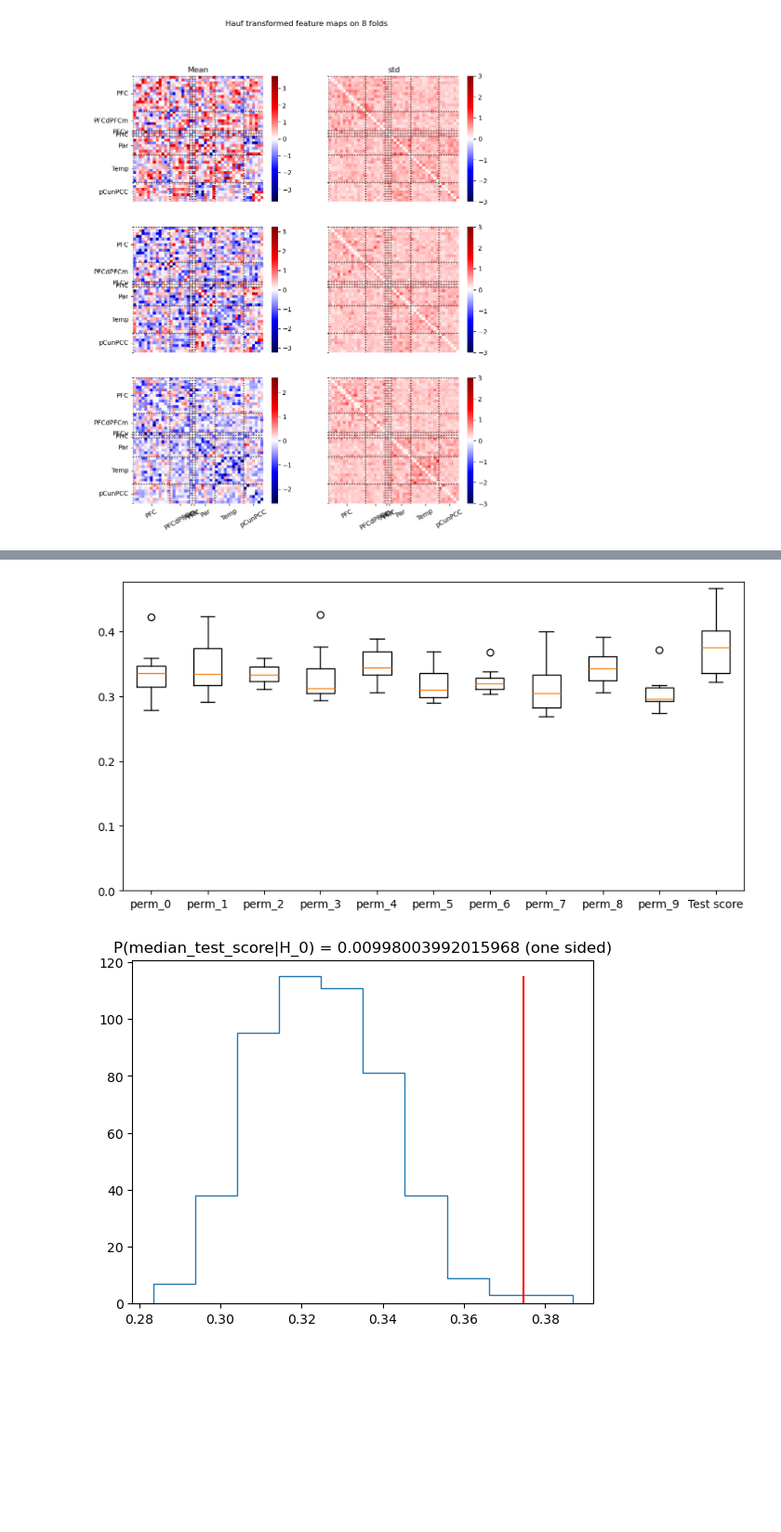
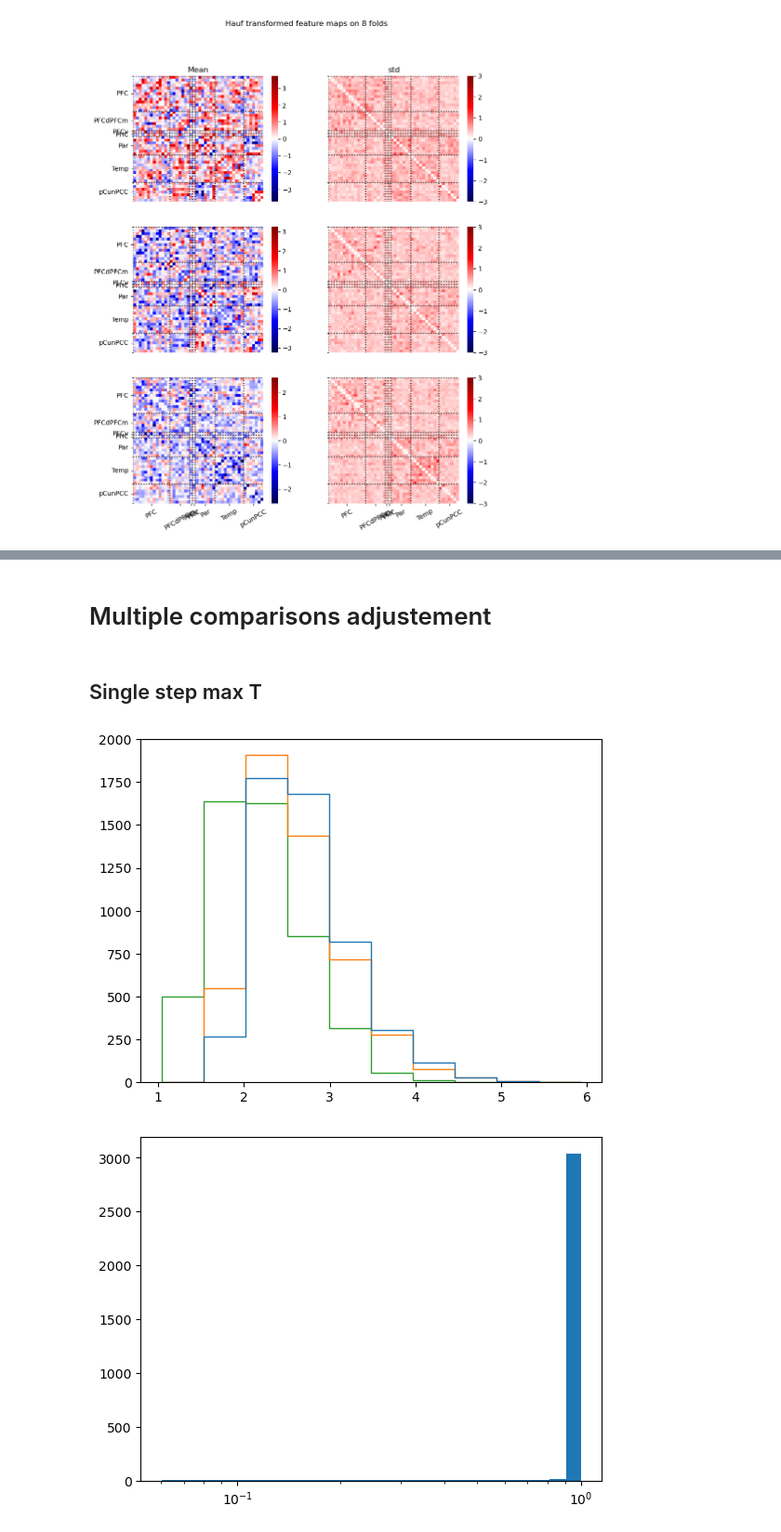
Before and after one commit to jonathan-legrand/cogpred, a Jupyter notebook: predict_cluster_fc.ipynb, the cells around one changed output, grey strips where cells are left out. Shown at 93% size. Cells and saved outputs as stored; diff of their text form; code cells hidden in the pictures; blank space fills up the shorter version.

```diff
--- a/predict_cluster_fc.ipynb
+++ b/predict_cluster_fc.ipynb
@@ -246,7 +235,7 @@ for mat in hmat:
 # %%
 import random
 
-N = 500
+N = 5000
 p = Path("/homes_unix/jlegrand/data/Memento/output/prediction/k-3_feat-fc_atlas-schaefer200_net-Default_inter-Default")
 perm_res = joblib.load(p / f"{N}_permutations_res.joblib")
 permscores = [pr[0] for pr in perm_res]
@@ -265,29 +254,9 @@ plt.show()
 
 median_scores = tuple(map(np.median, permscores))
 median_test = np.median(test_scores)
-pvalue = (1 + np.sum(median_test < median_scores)) / (1 + N)
+pvalue = (1 + np.sum(median_test < median_scores)) / (1 + N) # TODO Should we really add one?
 
 h = plt.hist(median_scores, histtype="step")
 plt.vlines(median_test, ymin=0, ymax=np.max(h[0]), color="red")
 plt.title(f"P(median_test_score|H_0) = {pvalue} (one sided)")
 plt.show()
-# %% [output]
-[figure, removed]
-[figure, removed]
-# %%
-from nilearn.connectome import vec_to_sym_matrix
-n_classes = k
-n_regions = int(np.sqrt(masker.topology_.sum()))
-median_maps = []
-
-# TODO Mean or median?
-for pm in permweights:
-    median_weights = np.mean(pm, axis=0)
-    median_map = vec_to_sym_matrix(
-        median_weights.transpose((1, 0)), diagonal=np.zeros((n_classes, n_regions))
-    )
-    median_maps.append(median_map)
-
-median_maps = np.stack(median_maps, axis=0)
-
-realised_mm = np.mean(hmat, axis=0)
@@ -296,0 +263,29 @@ ranks = np.argsort(np.abs(mean_patterns), axis=0)[::-1]
+# %% [markdown]
+# Multiple comparisons adjustement
+# %% [markdown]
+## Single step max T
+# %%
+# Single step procedure
+mean_patterns = np.mean(patterns, axis=0)
+
+max_distribution = np.zeros((N, k))
+for b, pm in enumerate(permweights):
+    t_perm = np.mean(pm, axis=0) # Compute t stats for each hypothesis
+    perm_max = np.max(np.abs(t_perm), axis=0)
+    max_distribution[b] = perm_max
+
+ss_pvalues = np.full_like(mean_patterns, False)
+for j, region_pattern in enumerate(mean_patterns):
+    n_more = (np.abs(region_pattern) <= max_distribution).sum(axis=0)
+    adj_p = n_more / N
+    ss_pvalues[j, :] = adj_p
+
+plt.hist(max_distribution, histtype="step")
+plt.show()
+
+plt.hist(ss_pvalues.flatten())
+plt.xscale("log")
+plt.show()
+# %% [output]
+[figure, added]
+[figure, added]
```
Also changed, not shown: parts of 17 cells of this notebook.
